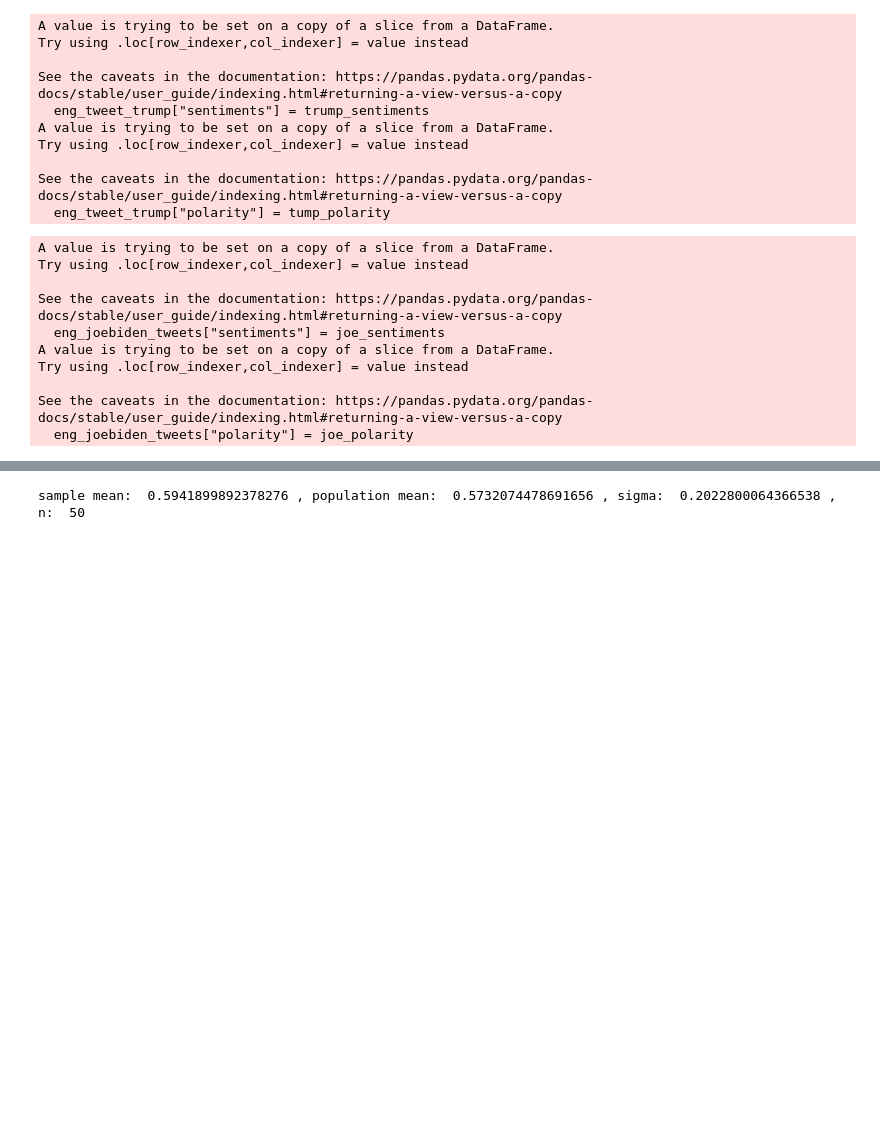
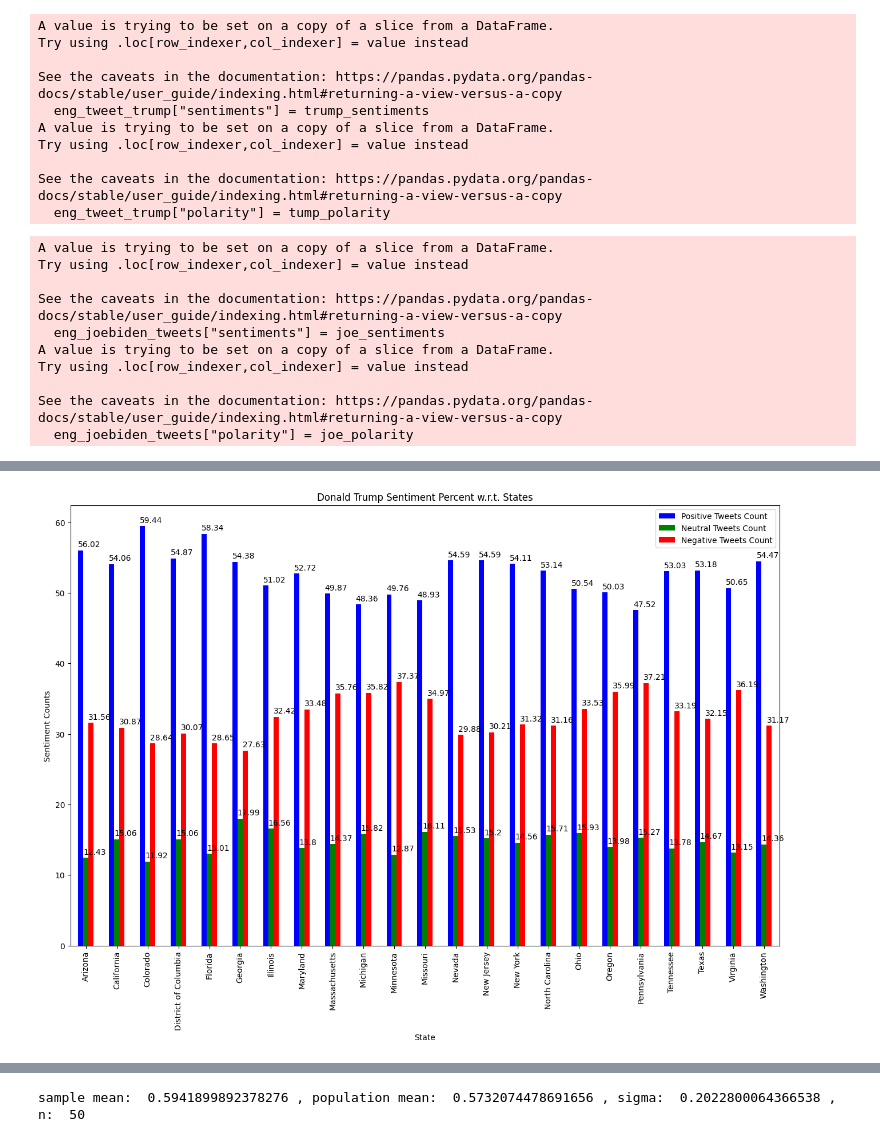
Before and after one commit to adityaaggupta2017/Data_Science_Project, a Jupyter notebook: main.ipynb, the cells around one changed output, grey strips where cells are left out. Cells and saved outputs as stored; diff of their text form; code cells hidden in the pictures; blank space fills up the shorter version.

```diff
--- a/main.ipynb
+++ b/main.ipynb
@@ -845,0 +980,5 @@ See the caveats in the documentation: https://pandas.pydata.org/pandas-docs/stab
+# %%
+frame = (trump_US_tweets["state"].value_counts(normalize=True)*100).to_frame()
+trump_states = frame[frame.iloc[:, 0] >= 1].index
+
+trump_US_tweets = trump_US_tweets[trump_US_tweets["state"].isin(trump_states)]
@@ -845,0 +990,12 @@ See the caveats in the documentation: https://pandas.pydata.org/pandas-docs/stab
+# %%
+trump_US_tweets_groupby_state_sent = trump_US_tweets.groupby(["state", "sentiments"])
+
+joe_US_tweets_groupby_state_sent = joe_US_tweets.groupby(["state", "sentiments"])
+# %%
+trump_US_tweets_groupby_state_sent_count = trump_US_tweets_groupby_state_sent.count()
+
+joe_US_tweets_groupby_state_sent_count = joe_US_tweets_groupby_state_sent.count()
+# %%
+us_trump_states = trump_US_tweets_groupby_state_sent_count.index.to_frame()["state"].unique()
+
+us_joe_states = joe_US_tweets_groupby_state_sent_count.index.to_frame()["state"].unique()
@@ -845,0 +1079,10 @@ See the caveats in the documentation: https://pandas.pydata.org/pandas-docs/stab
+# %%
+plot = df_trump_statewise_sentiments.plot(kind="bar",figsize=(16,10),color=["blue","Green","red"])
+
+plt.title("Donald Trump Sentiment Percent w.r.t. States")
+plt.ylabel("Sentiment Counts")
+
+for p in plot.patches:
+  plot.annotate(str(p.get_height().round(decimals=2)), (p.get_x(), p.get_height()+0.5 ))
+# %% [output]
+[figure, added]
```
Also changed, not shown: parts of 46 cells of this notebook.
